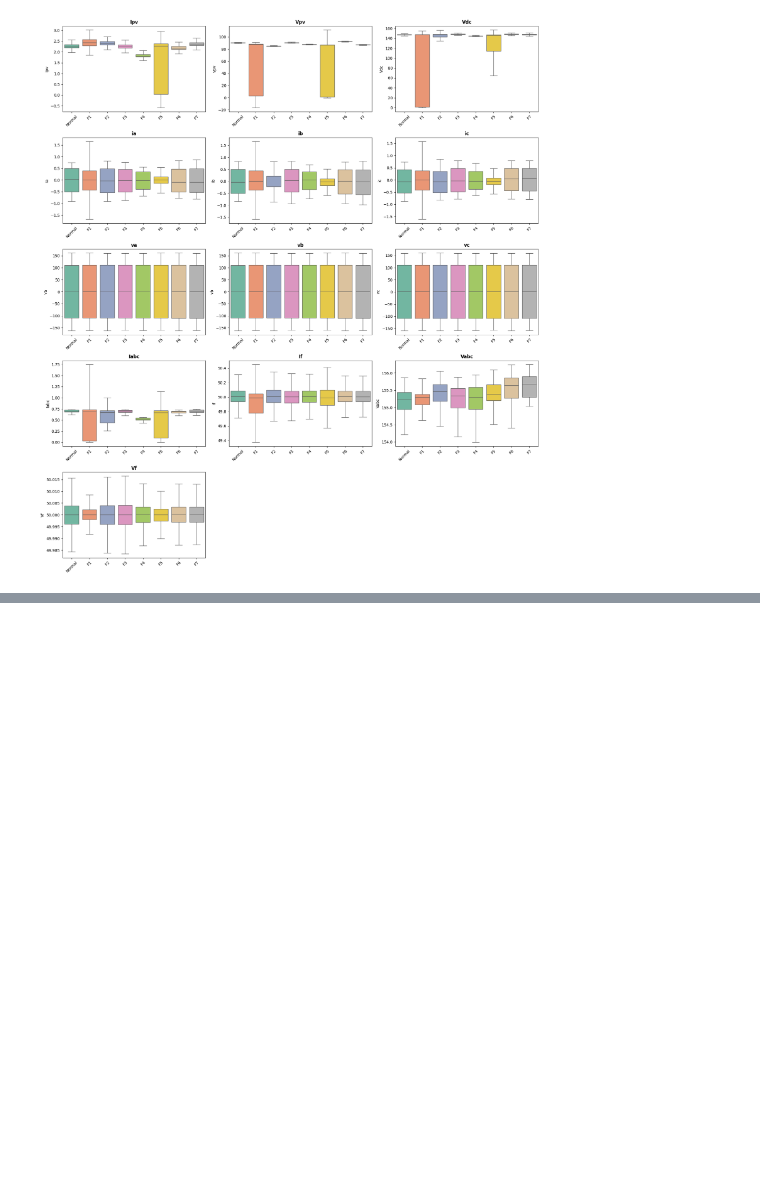
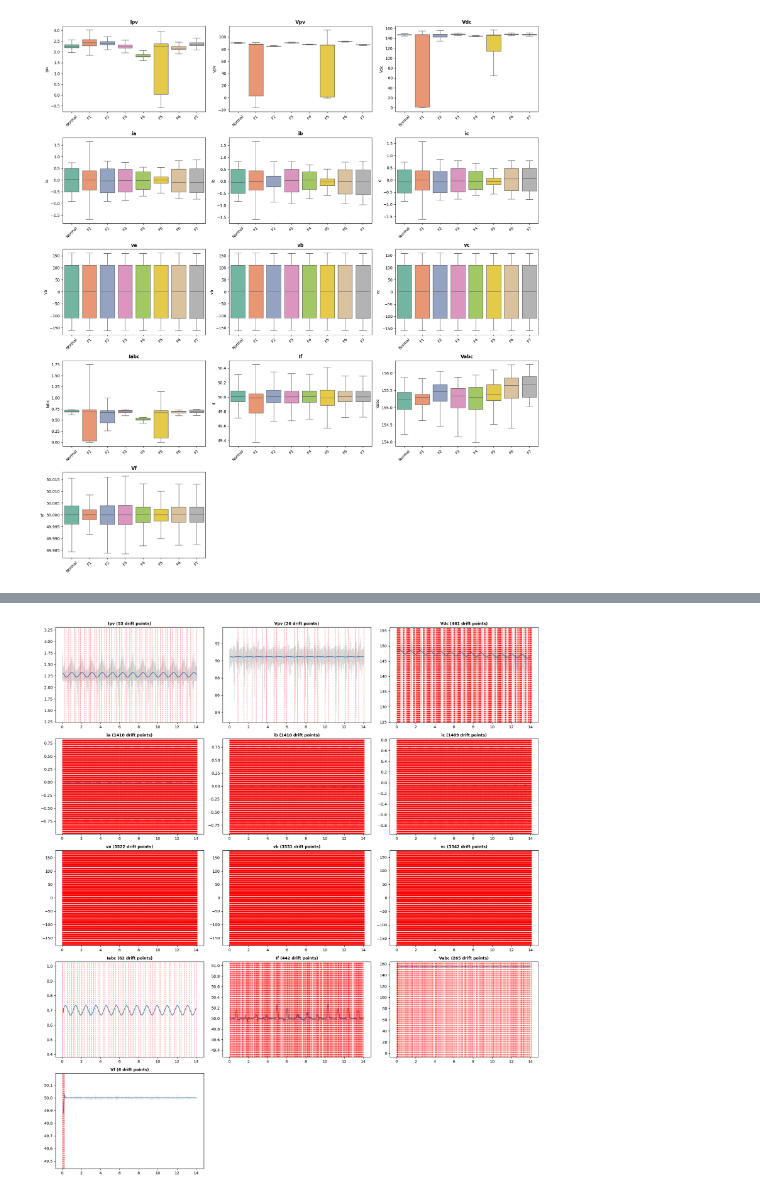
Before and after one commit to maddiew95/CD-study, a Jupyter notebook: eda.ipynb, the cells around one changed output, grey strips where cells are left out. Saved outputs shown, nothing was run; the diff lists cells and outputs as text; code cells hidden in the pictures; blank space fills up the shorter version.

Commit message:
check for possible drifts

```diff
--- a/eda.ipynb
+++ b/eda.ipynb
@@ -120,0 +213,18 @@ Passing `palette` without assigning `hue` is deprecated and will be removed in v
+# %%
+# pip install river --break-system-packages   (if not already installed)
+from river.drift import ADWIN
+
+adwin_results = {}
+
+for feature in features:
+    adwin = ADWIN()
+    drift_points = []
+
+    for idx, value in enumerate(normal_df[feature].values):
+        adwin.update(value)
+        if adwin.drift_detected:
+            drift_points.append(normal_df['Time'].iloc[idx])
+
+    adwin_results[feature] = drift_points
+    print(f"{feature}: {len(drift_points)} drift point(s) detected"
+          + (f" — first at t={drift_points[0]:.3f}s" if drift_points else ""))
@@ -120,0 +245,24 @@ Passing `palette` without assigning `hue` is deprecated and will be removed in v
+# %%
+fig, axes = plt.subplots(5, 3, figsize=(18, 20))
+axes = axes.flatten()
+
+for i, feature in enumerate(features):
+    ax = axes[i]
+    ax.plot(normal_df['Time'], normal_df[feature], alpha=0.3, linewidth=0.3, color='gray')
+    rolling_mean = normal_df[feature].rolling(window=window_size, center=True).mean()
+    ax.plot(normal_df['Time'], rolling_mean, color='steelblue')
+
+    for dp in adwin_results[feature]:
+        ax.axvline(dp, color='red', linestyle='--', alpha=0.6, linewidth=1)
+
+    ax.set_title(f"{feature} ({len(adwin_results[feature])} drift points)",
+                 fontsize=10, fontweight='bold')
+
+for j in range(len(features), len(axes)):
+    fig.delaxes(axes[j])
+
+plt.tight_layout()
+plt.savefig('normal_adwin_driftpoints.png', dpi=150, bbox_inches='tight')
+plt.show()
+# %% [output]
+[figure, added]
```
Also changed, not shown: parts of 9 cells of this notebook, 2 other files.
